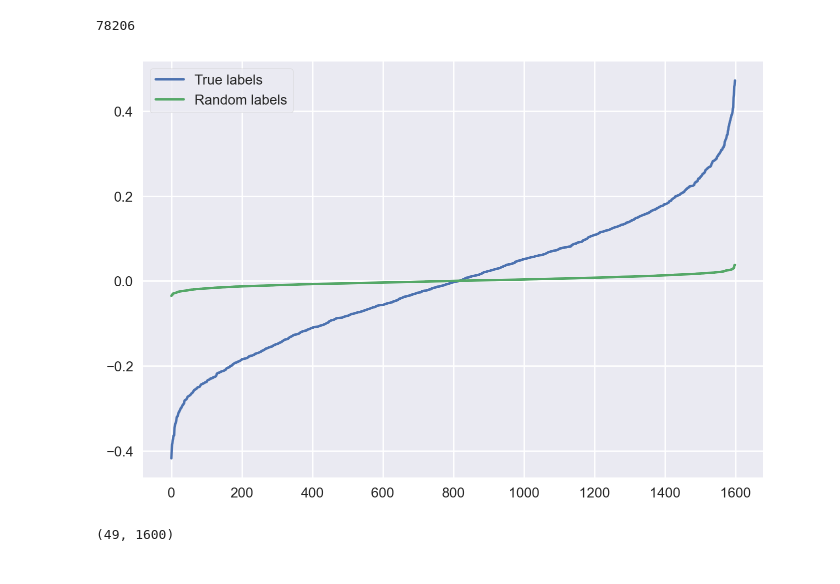
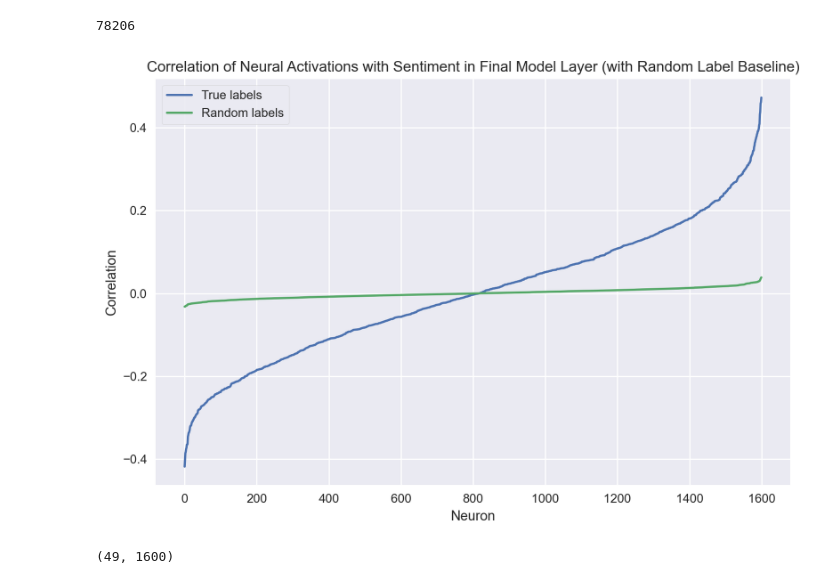
Before and after one commit to BYU-PCCL/partisanbrain, a Jupyter notebook: partisanbrain/emotions/emotions.ipynb, the cells around one changed output. Cells and saved outputs as stored; diff of their text form; code cells hidden in the pictures.

```diff
--- a/partisanbrain/emotions/emotions.ipynb
+++ b/partisanbrain/emotions/emotions.ipynb
@@ -56,10 +56,18 @@ rand_corr = do_corr(48, X, np.random.uniform(0,2,y.shape))
 # %%
 plt.plot(sorted(corr), label="True labels")
 plt.plot(sorted(rand_corr), label="Random labels")
+
+plt.title('Correlation of Neural Activations with Sentiment in Final Model Layer (with Random Label Baseline)')
+plt.xlabel('Neuron')
+plt.ylabel('Correlation')
+
 plt.legend(frameon=True)
+plt.tight_layout()
+
+plt.savefig('correlation.png', dpi=200)
 plt.show()
 # %% [output]
-[figure, old version]
+[figure, new version]
 # %%
 corrs = []
 rand_corrs = []
```
Also changed, not shown: parts of 3 cells of this notebook, 4 other files.
